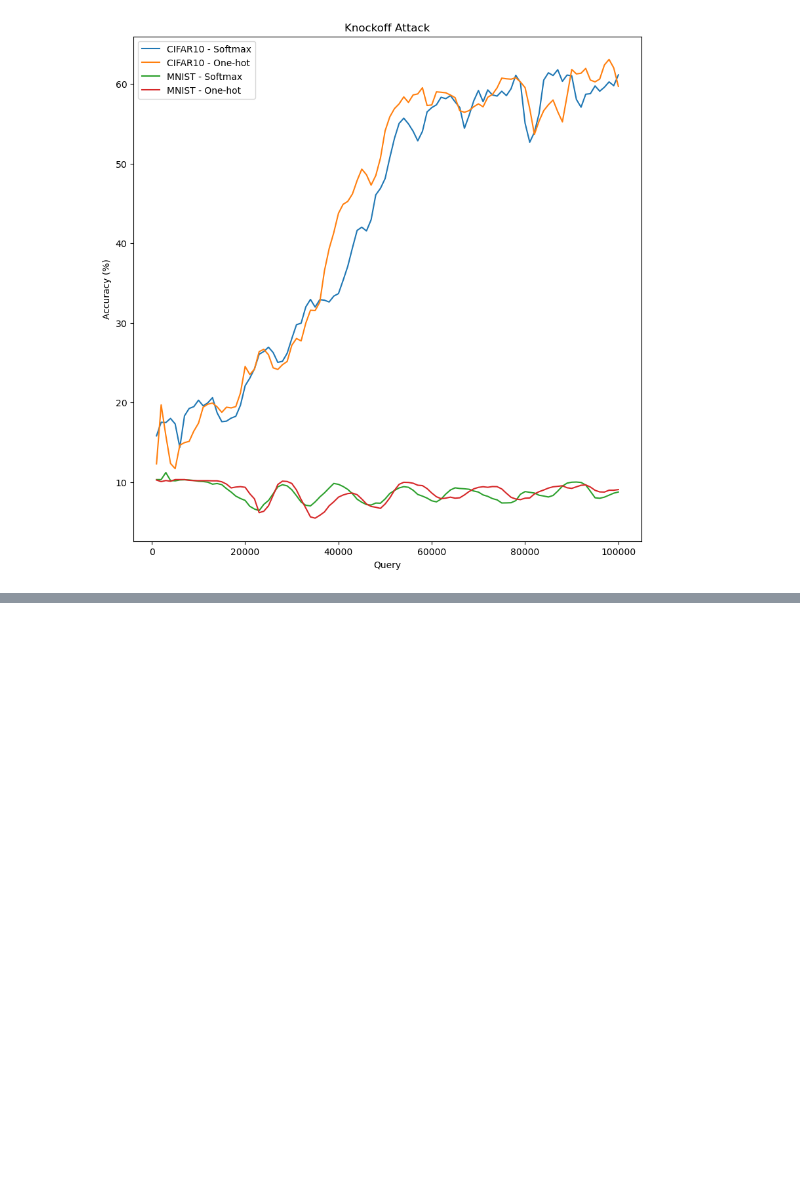
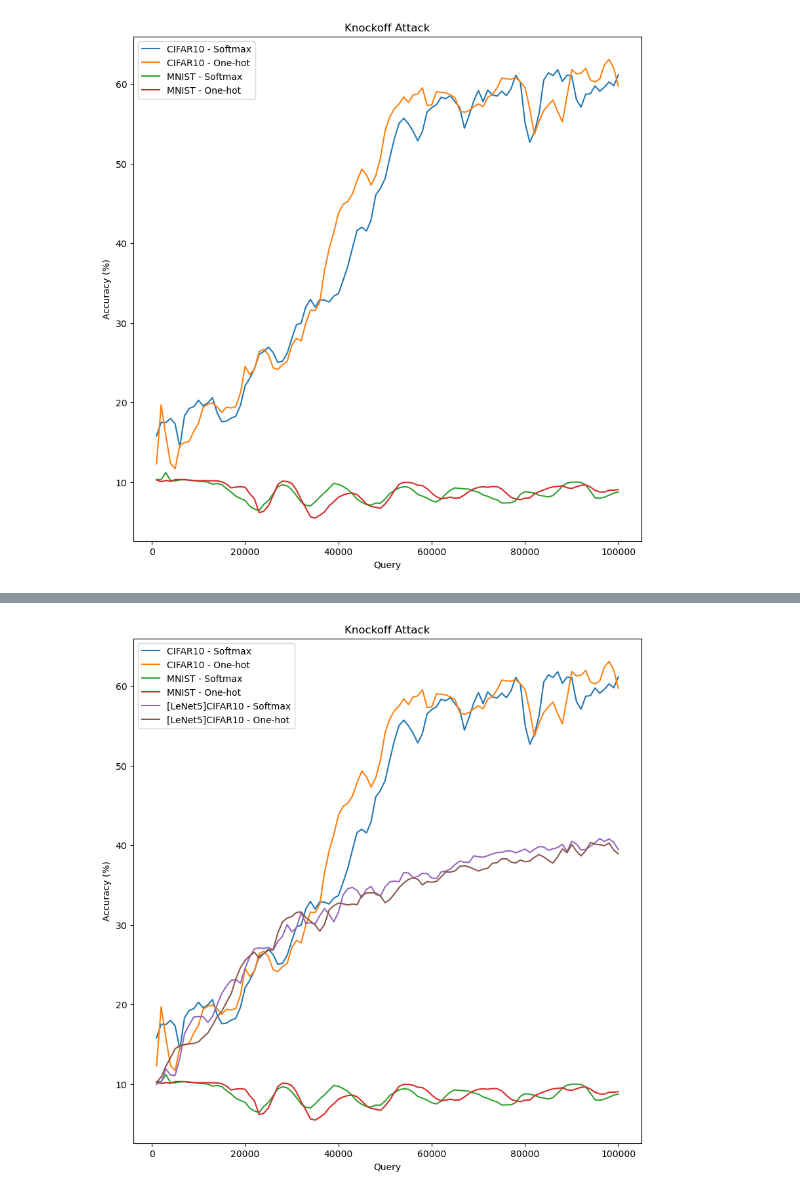
Before and after one commit to d2n0s4ur/KnockoffNet_attack, a Jupyter notebook: src/attack.ipynb, the cells around one changed output, grey strips where cells are left out. Saved outputs shown, nothing was run; the diff lists cells and outputs as text; code cells hidden in the pictures; blank space fills up the shorter version.

Commit message:
:sparkles: Add Extra

```diff
--- a/src/attack.ipynb
+++ b/src/attack.ipynb
@@ -455,0 +519,17 @@ plt.show()
+# %%
+ploat_extra = {
+    "cifar10_softmax": [],
+    "cifar10_onehot": [],
+}
+
+# CIFAR10 - Softmax - LeNet5
+attacker_model = LeNet5().to(device)
+optimizer = optim.Adam(attacker_model.parameters())
+criterion = nn.BCELoss().to(device)
+knockoff_attack(train_loader_cifar10, test_loader_cifar10, True, ploat_extra["cifar10_softmax"])
+
+# CIFAR10 - One-hot - LeNet5
+attacker_model = LeNet5().to(device)
+optimizer = optim.Adam(attacker_model.parameters())
+criterion = nn.BCELoss().to(device)
+knockoff_attack(train_loader_cifar10, test_loader_cifar10, False, ploat_extra["cifar10_onehot"])
@@ -455,0 +554,23 @@ plt.show()
+# %%
+# plot
+def get_x_y(data):
+    x = [x[0] for x in data if x[0] <= 100000]
+    y = [x[1] for x in data if x[0] <= 100000]
+    return x, y
+
+plt.figure(figsize=(10, 10))
+plt.plot(get_x_y(plot_data["cifar10_softmax"])[0], get_x_y(plot_data["cifar10_softmax"])[1], label="CIFAR10 - Softmax")
+plt.plot(get_x_y(plot_data["cifar10_onehot"])[0], get_x_y(plot_data["cifar10_onehot"])[1], label="CIFAR10 - One-hot")
+plt.plot(get_x_y(plot_data["mnist_softmax"])[0], get_x_y(plot_data["mnist_softmax"])[1], label="MNIST - Softmax")
+plt.plot(get_x_y(plot_data["mnist_onehot"])[0], get_x_y(plot_data["mnist_onehot"])[1], label="MNIST - One-hot")
+plt.plot(get_x_y(ploat_extra["cifar10_softmax"])[0], get_x_y(ploat_extra["cifar10_softmax"])[1], label="[LeNet5]CIFAR10 - Softmax")
+plt.plot(get_x_y(ploat_extra["cifar10_onehot"])[0], get_x_y(ploat_extra["cifar10_onehot"])[1], label="[LeNet5]CIFAR10 - One-hot")
+plt.legend()
+plt.xlabel("Query")
+plt.ylabel("Accuracy (%)")
+plt.title("Knockoff Attack")
+plt.savefig("../assets/knockoff_attack_extra.png")
+
+plt.show()
+# %% [output]
+[figure, added]
```
Also changed, not shown: parts of 14 cells of this notebook, 2 other files.
